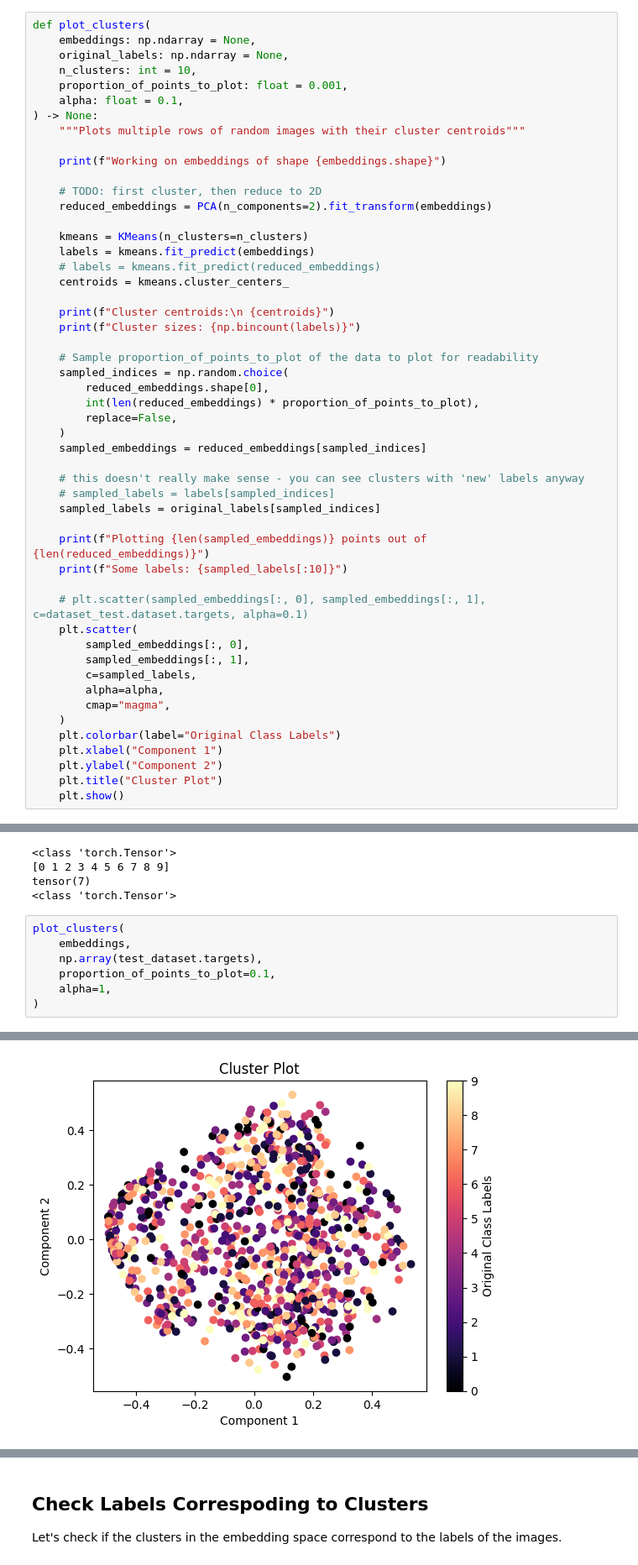
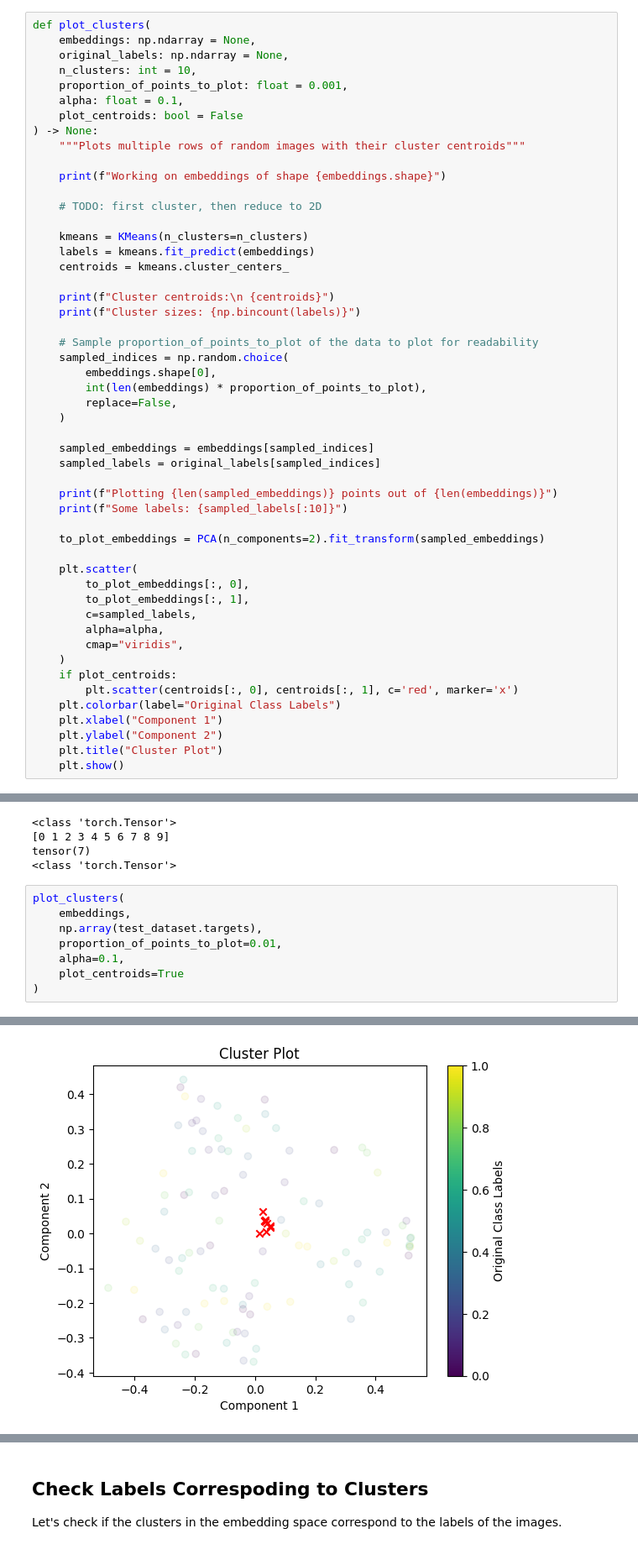
Before and after one commit to MKaczkow/ml_concepts, a Jupyter notebook: ideas/ssl/simcrl_mnist.ipynb, the cells around one changed output, grey strips where cells are left out. Shown at 84% size. Drawn from its saved outputs; the diff is of its cells as text.

Commit message:
smth is still NOK with the way clusters are calculated

```diff
--- a/ideas/ssl/simcrl_mnist.ipynb
+++ b/ideas/ssl/simcrl_mnist.ipynb
@@ -510,17 +556,16 @@ def plot_clusters(
     n_clusters: int = 10,
     proportion_of_points_to_plot: float = 0.001,
     alpha: float = 0.1,
+    plot_centroids: bool = False
 ) -> None:
     """Plots multiple rows of random images with their cluster centroids"""
 
     print(f"Working on embeddings of shape {embeddings.shape}")
 
     # TODO: first cluster, then reduce to 2D
-    reduced_embeddings = PCA(n_components=2).fit_transform(embeddings)
 
     kmeans = KMeans(n_clusters=n_clusters)
     labels = kmeans.fit_predict(embeddings)
-    # labels = kmeans.fit_predict(reduced_embeddings)
     centroids = kmeans.cluster_centers_
 
     print(f"Cluster centroids:\n {centroids}")
@@ -528,27 +573,28 @@ def plot_clusters(
 
     # Sample proportion_of_points_to_plot of the data to plot for readability
     sampled_indices = np.random.choice(
-        reduced_embeddings.shape[0],
-        int(len(reduced_embeddings) * proportion_of_points_to_plot),
+        embeddings.shape[0],
+        int(len(embeddings) * proportion_of_points_to_plot),
         replace=False,
     )
-    sampled_embeddings = reduced_embeddings[sampled_indices]
 
-    # this doesn't really make sense - you can see clusters with 'new' labels anyway
-    # sampled_labels = labels[sampled_indices]
+    sampled_embeddings = embeddings[sampled_indices]
     sampled_labels = original_labels[sampled_indices]
 
-    print(f"Plotting {len(sampled_embeddings)} points out of {len(reduced_embeddings)}")
+    print(f"Plotting {len(sampled_embeddings)} points out of {len(embeddings)}")
     print(f"Some labels: {sampled_labels[:10]}")
 
-    # plt.scatter(sampled_embeddings[:, 0], sampled_embeddings[:, 1], c=dataset_test.dataset.targets, alpha=0.1)
+    to_plot_embeddings = PCA(n_components=2).fit_transform(sampled_embeddings)
+
     plt.scatter(
-        sampled_embeddings[:, 0],
-        sampled_embeddings[:, 1],
+        to_plot_embeddings[:, 0],
+        to_plot_embeddings[:, 1],
         c=sampled_labels,
         alpha=alpha,
-        cmap="magma",
+        cmap="viridis",
     )
+    if plot_centroids:
+        plt.scatter(centroids[:, 0], centroids[:, 1], c='red', marker='x')
     plt.colorbar(label="Original Class Labels")
     plt.xlabel("Component 1")
     plt.ylabel("Component 2")
@@ -582,8 +628,9 @@ tensor(7)
 plot_clusters(
     embeddings,
     np.array(test_dataset.targets),
-    proportion_of_points_to_plot=0.1,
-    alpha=1,
+    proportion_of_points_to_plot=0.01,
+    alpha=0.1,
+    plot_centroids=True
 )
 # %% [output]
 Working on embeddings of shape (10000, 512)
@@ -601 +648 @@ Some labels: [4 0 4 4 9 4 4 5 0 9]
-[figure, old version]
+[figure, new version]
```
Also changed, not shown: parts of 8 cells of this notebook.
